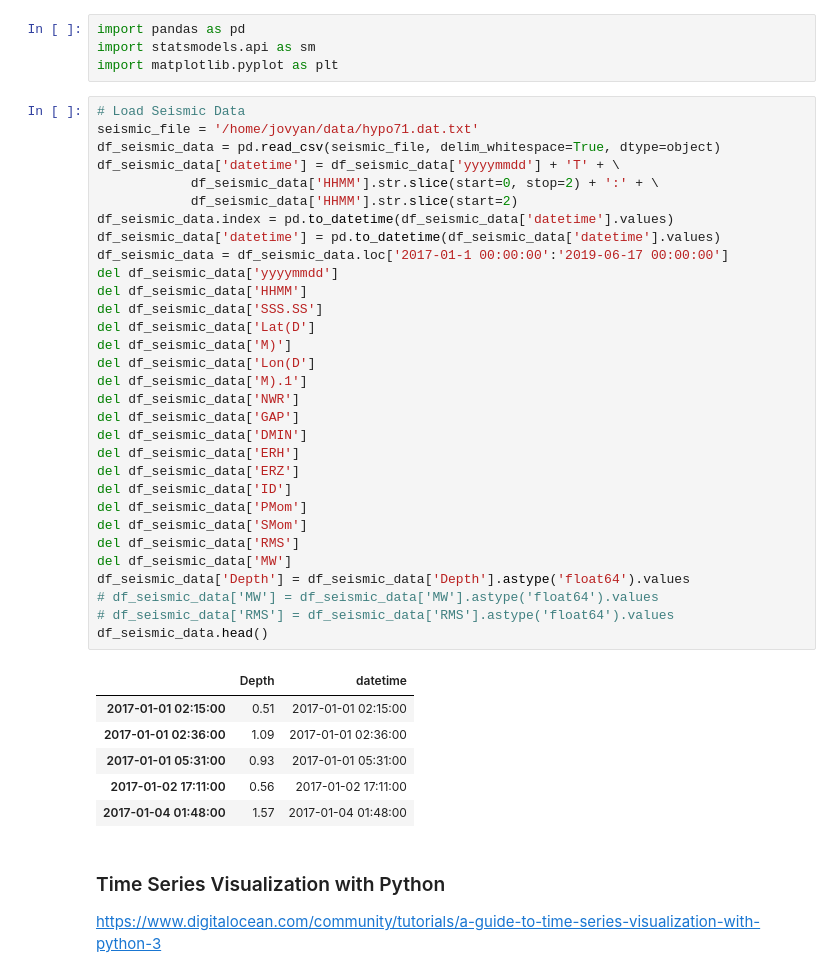
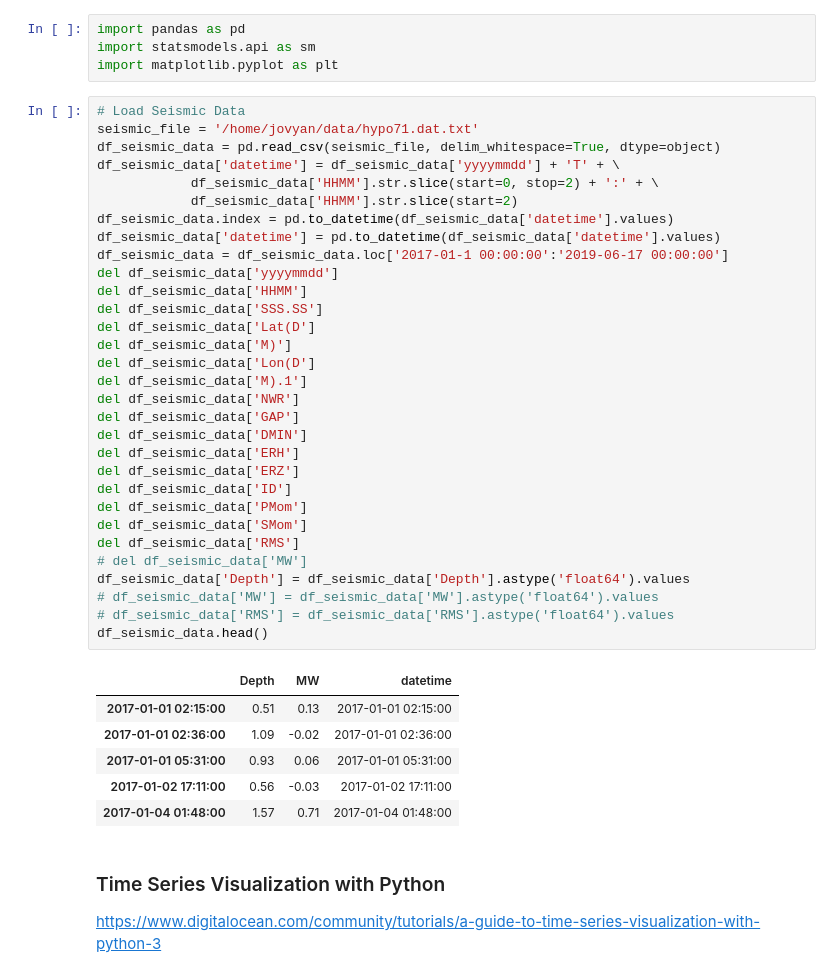
Before and after one commit to daxsoule/BOTPT, a Jupyter notebook: notebooks/Forecasting.ipynb, the cells around one changed output. Drawn from its saved outputs; the diff is of its cells as text.

```diff
--- a/notebooks/Forecasting.ipynb
+++ b/notebooks/Forecasting.ipynb
@@ -15,40 +15,40 @@ import matplotlib.pyplot as plt
 # Load Seismic Data
 seismic_file = '/home/jovyan/data/hypo71.dat.txt'
 df_seismic_data = pd.read_csv(seismic_file, delim_whitespace=True, dtype=object)
 df_seismic_data['datetime'] = df_seismic_data['yyyymmdd'] + 'T' + \
             df_seismic_data['HHMM'].str.slice(start=0, stop=2) + ':' + \
             df_seismic_data['HHMM'].str.slice(start=2)
 df_seismic_data.index = pd.to_datetime(df_seismic_data['datetime'].values)
 df_seismic_data['datetime'] = pd.to_datetime(df_seismic_data['datetime'].values)
 df_seismic_data = df_seismic_data.loc['2017-01-1 00:00:00':'2019-06-17 00:00:00']
 del df_seismic_data['yyyymmdd']
 del df_seismic_data['HHMM']
 del df_seismic_data['SSS.SS']
 del df_seismic_data['Lat(D']
 del df_seismic_data['M)']
 del df_seismic_data['Lon(D']
 del df_seismic_data['M).1']
 del df_seismic_data['NWR']
 del df_seismic_data['GAP']
 del df_seismic_data['DMIN']
 del df_seismic_data['ERH']
 del df_seismic_data['ERZ']
 del df_seismic_data['ID']
 del df_seismic_data['PMom']
 del df_seismic_data['SMom']
 del df_seismic_data['RMS']
-del df_seismic_data['MW']
+# del df_seismic_data['MW']
 df_seismic_data['Depth'] = df_seismic_data['Depth'].astype('float64').values
 # df_seismic_data['MW'] = df_seismic_data['MW'].astype('float64').values
 # df_seismic_data['RMS'] = df_seismic_data['RMS'].astype('float64').values
 df_seismic_data.head()
 # %% [output]
-|  | Depth | datetime |
-| 2017-01-01 02:15:00 | 0.51 | 2017-01-01 02:15:00 |
-| 2017-01-01 02:36:00 | 1.09 | 2017-01-01 02:36:00 |
-| 2017-01-01 05:31:00 | 0.93 | 2017-01-01 05:31:00 |
-| 2017-01-02 17:11:00 | 0.56 | 2017-01-02 17:11:00 |
-| 2017-01-04 01:48:00 | 1.57 | 2017-01-04 01:48:00 |
+|  | Depth | MW | datetime |
+| 2017-01-01 02:15:00 | 0.51 | 0.13 | 2017-01-01 02:15:00 |
+| 2017-01-01 02:36:00 | 1.09 | -0.02 | 2017-01-01 02:36:00 |
+| 2017-01-01 05:31:00 | 0.93 | 0.06 | 2017-01-01 05:31:00 |
+| 2017-01-02 17:11:00 | 0.56 | -0.03 | 2017-01-02 17:11:00 |
+| 2017-01-04 01:48:00 | 1.57 | 0.71 | 2017-01-04 01:48:00 |
 # %% [markdown]
 ### Time Series Visualization with Python
 https://www.digitalocean.com/community/tutorials/a-guide-to-time-series-visualization-with-python-3
```
Also changed, not shown: parts of 1 cell of this notebook, 3 other files.
